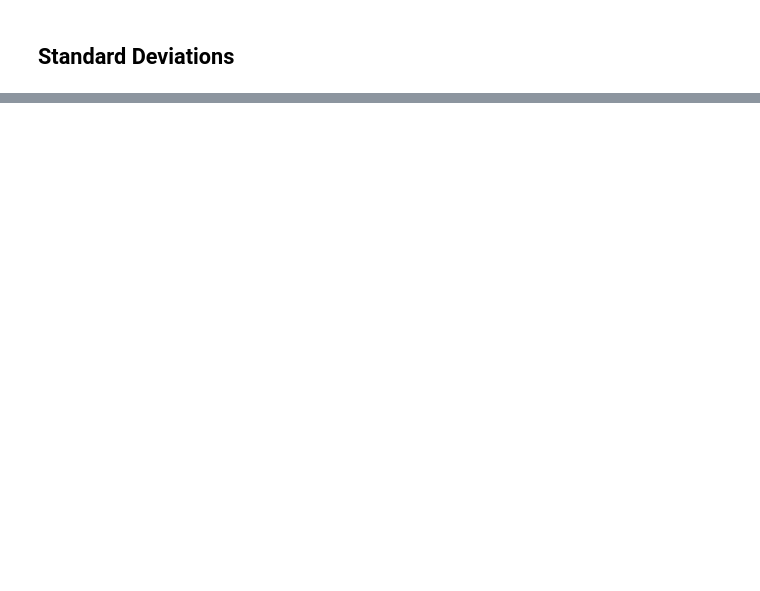
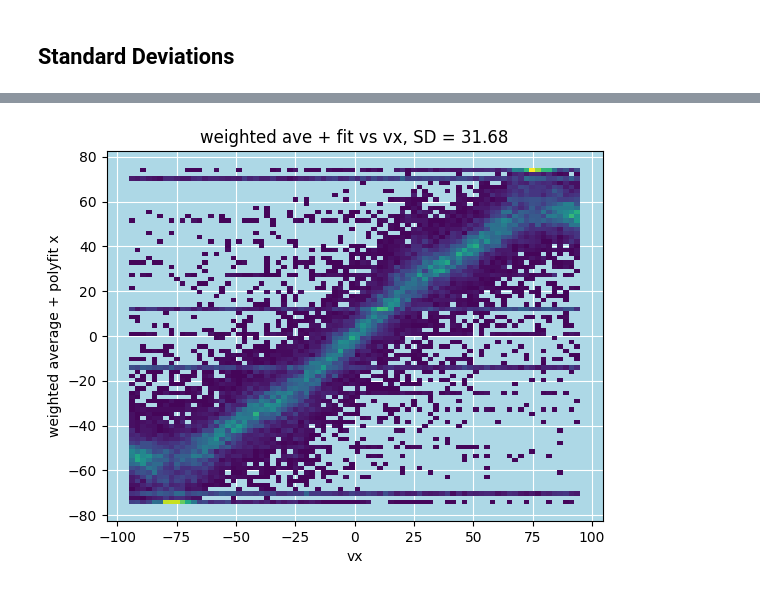
Before and after one commit to dobsonco/Detectors, a Jupyter notebook: processing.ipynb, the cells around one changed output, grey strips where cells are left out. Cells and saved outputs as stored; diff of their text form; code cells hidden in the pictures; blank space fills up the shorter version.

```diff
--- a/processing.ipynb
+++ b/processing.ipynb
@@ -370,0 +268,85 @@ print(sum(df['total']))
+# %%
+nx,ny = 4,4
+n = nx * ny
+rep = {-1:0}
+
+df = pd.read_csv('neutron5cm_2cmSciFull_CoupledBig.csv')
+
+numdetections = np.zeros_like(df['vx']).astype(float)
+total = numdetections.copy()
+original_len = len(df['vx'])
+
+for i in range(n):
+    df[f'photons{i}'] = df[f'photons{i}'].replace(rep)
+    numdetections += df[f'photons{i}'] > 0
+    total += df[f'photons{i}']
+
+print(f'Perfect Efficiency: {round(100 * sum(total > 0) / original_len, ndigits=3)}%')
+
+BADDATA = np.logical_or(numdetections == 1,total > 5)
+df = df[BADDATA]
+
+print(f'Actual Efficiency: {round(100 * sum(BADDATA) / original_len, ndigits=3)}%')
+
+total = np.zeros_like(df['vx']).astype(float)
+for i in range(n):
+    total += df[f'photons{i}']
+
+df['total'] = total
+
+xweight = np.zeros_like(df['vx']).astype(float)
+yweight = xweight.copy()
+numdetections = xweight.copy()
+for i in range(n):
+    weight = df[f'photons{i}'] / df['total']
+    xweight += weight * df[f'xpos{i}']
+    yweight += weight * df[f'ypos{i}']
+    numdetections += df[f'photons{i}'] > 0
+ONEDETECTION = numdetections == 1
+
+px = np.poly1d(np.polyfit(xweight,df['vx'],deg=3))
+py = np.poly1d(np.polyfit(yweight,df['vy'],deg=3))
+xpred = px(xweight)
+ypred = py(yweight)
+
+# Perform corrections to any predicted values that are outside of the range of the detector
+uniqueX = []
+uniqueY = []
+for i in range(nx * ny):
+    # X
+    try:
+        xcolvals = [val for val in list(set(df[f'xpos{i}'])) if val != -99.9][0]
+        uniqueX.append(xcolvals)
+    except:
+        pass
+    # Y
+    try:
+        ycolvals = [val for val in list(set(df[f'ypos{i}'])) if val != -99.9][0]
+        uniqueY.append(ycolvals)
+    except:
+        pass
+xmax = max(uniqueX)
+xmin = min(uniqueX)
+ymax = max(uniqueY)
+ymin = min(uniqueY)
+
+XABOVEMAX = xpred > xmax
+XBELOWMAX = xpred < xmin
+YABOVEMAX = ypred > ymax
+YBELOWMAX = ypred < ymin
+
+xpred[XABOVEMAX] = np.ones(sum(XABOVEMAX)) * xmax
+xpred[XBELOWMAX] = np.ones(sum(XBELOWMAX)) * xmin
+ypred[YABOVEMAX] = np.ones(sum(YABOVEMAX)) * ymax
+ypred[YBELOWMAX] = np.ones(sum(YBELOWMAX)) * ymin
+
+fig,ax = plt.subplots(1,1)
+sns.histplot(ax=ax,x=df['vx'],y=xpred,bins=80,cmap='viridis')
+ax.set_title(f'weighted ave + fit vs vx, SD = {round(np.std(xpred-df["vx"]),ndigits=2)}')
+ax.set_ylabel('weighted average + polyfit x')
+ax.set_xlabel('vx')
+ax.set_facecolor('#ADD8E6')
+ax.set_axisbelow(True)
+ax.yaxis.grid(color='white', linestyle='-')
+ax.xaxis.grid(color='white', linestyle='-')
+# %% [output]
@@ -370,0 +355 @@ print(sum(df['total']))
+[figure, added]
```
Also changed, not shown: parts of 25 cells of this notebook, 3 other files.
